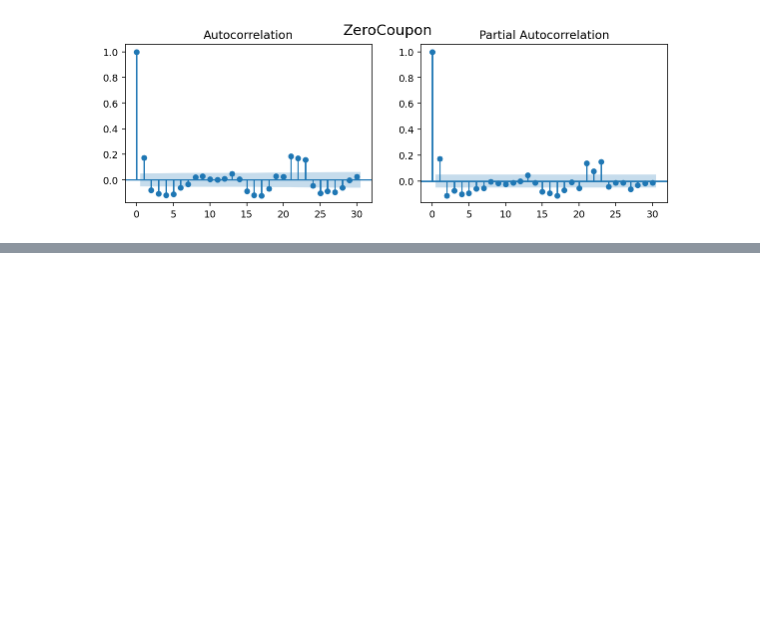
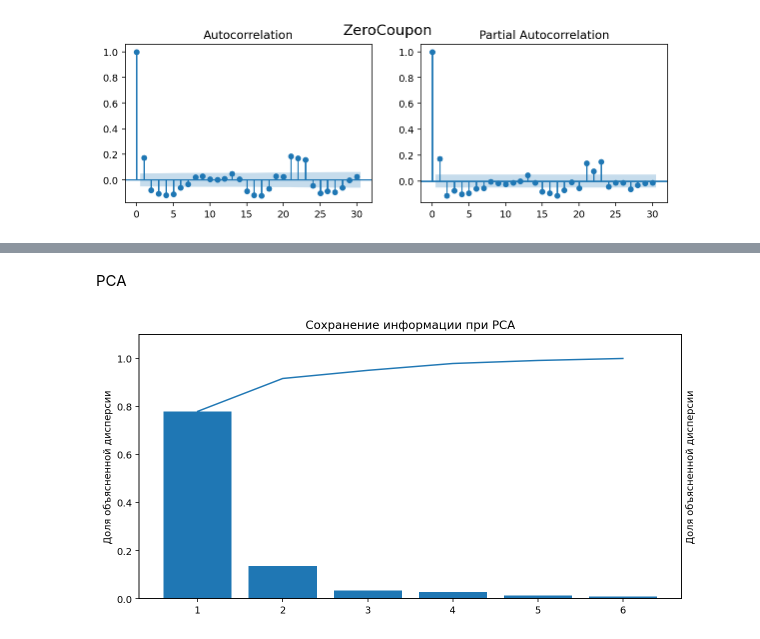
Before and after one commit to gaarutyunov/market-risk, a Jupyter notebook: notebooks/risks_visualizing.ipynb, the cells around one changed output, grey strips where cells are left out. Cells and saved outputs as stored; diff of their text form; code cells hidden in the pictures; blank space fills up the shorter version.

```diff
--- a/notebooks/risks_visualizing.ipynb
+++ b/notebooks/risks_visualizing.ipynb
@@ -186,0 +201,26 @@ for factor in data:
+# %% [markdown]
+PCA
+# %%
+from sklearn.decomposition import PCA
+pca = PCA().fit(data)
+
+x = np.arange(1, len(pca.components_) + 1)
+bar_y = pca.explained_variance_ratio_
+y = np.cumsum(bar_y)
+
+ax1 = plt.subplot()
+plt.bar(x, bar_y)
+plt.ylabel("Доля объясненной дисперсии")
+plt.ylim(0, 1.1)
+plt.xticks(x)
+
+ax2 = plt.twinx(ax1)
+plt.plot(x, y)
+plt.ylabel("Доля объясненной дисперсии")
+plt.ylim(0, 1.1)
+plt.yticks([])
+
+plt.xlabel("Кол-во компонентов")
+plt.title('Сохранение информации при PCA');
+# %% [output]
+[figure, added]
```
Also changed, not shown: parts of 10 cells of this notebook, 1 other file.
